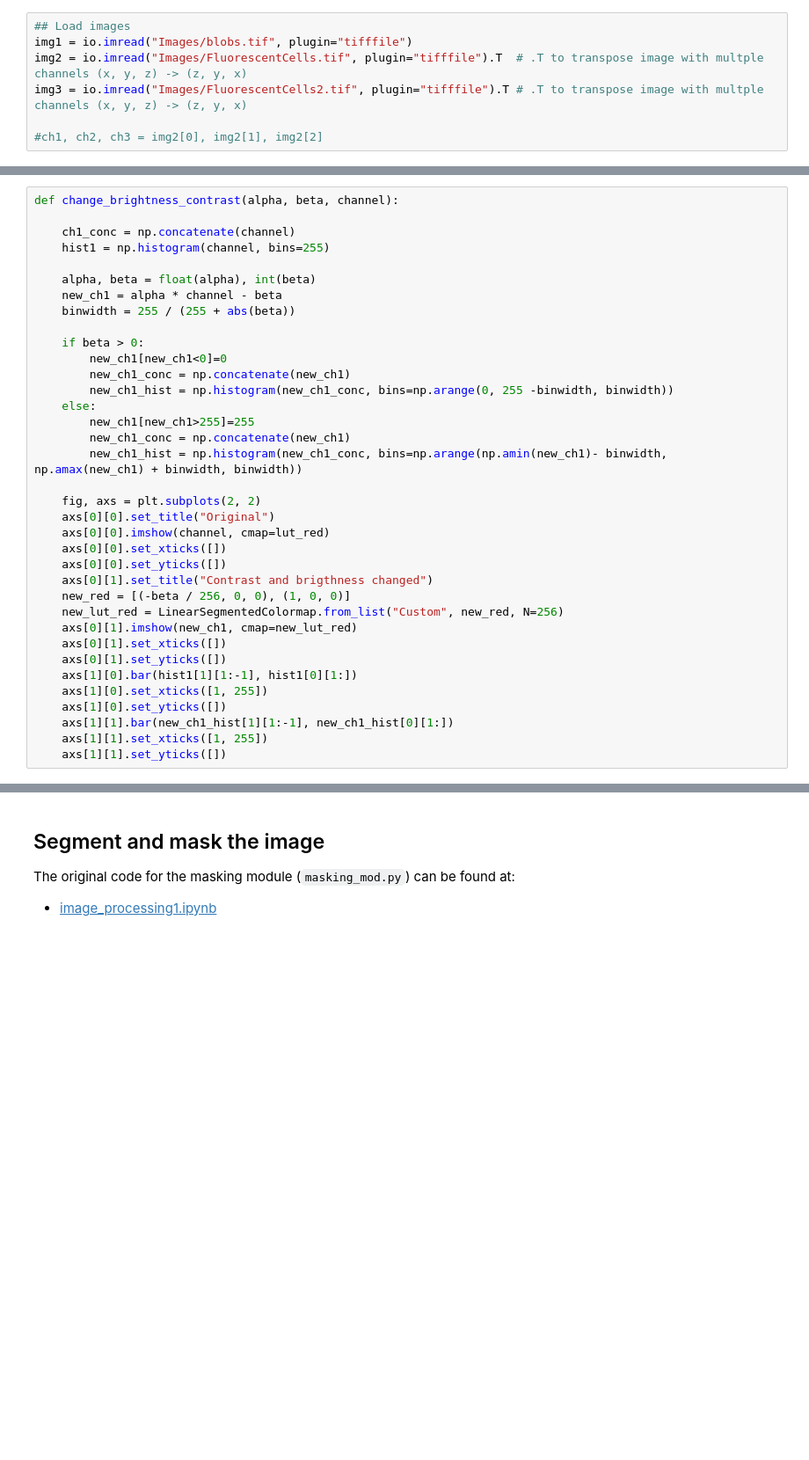
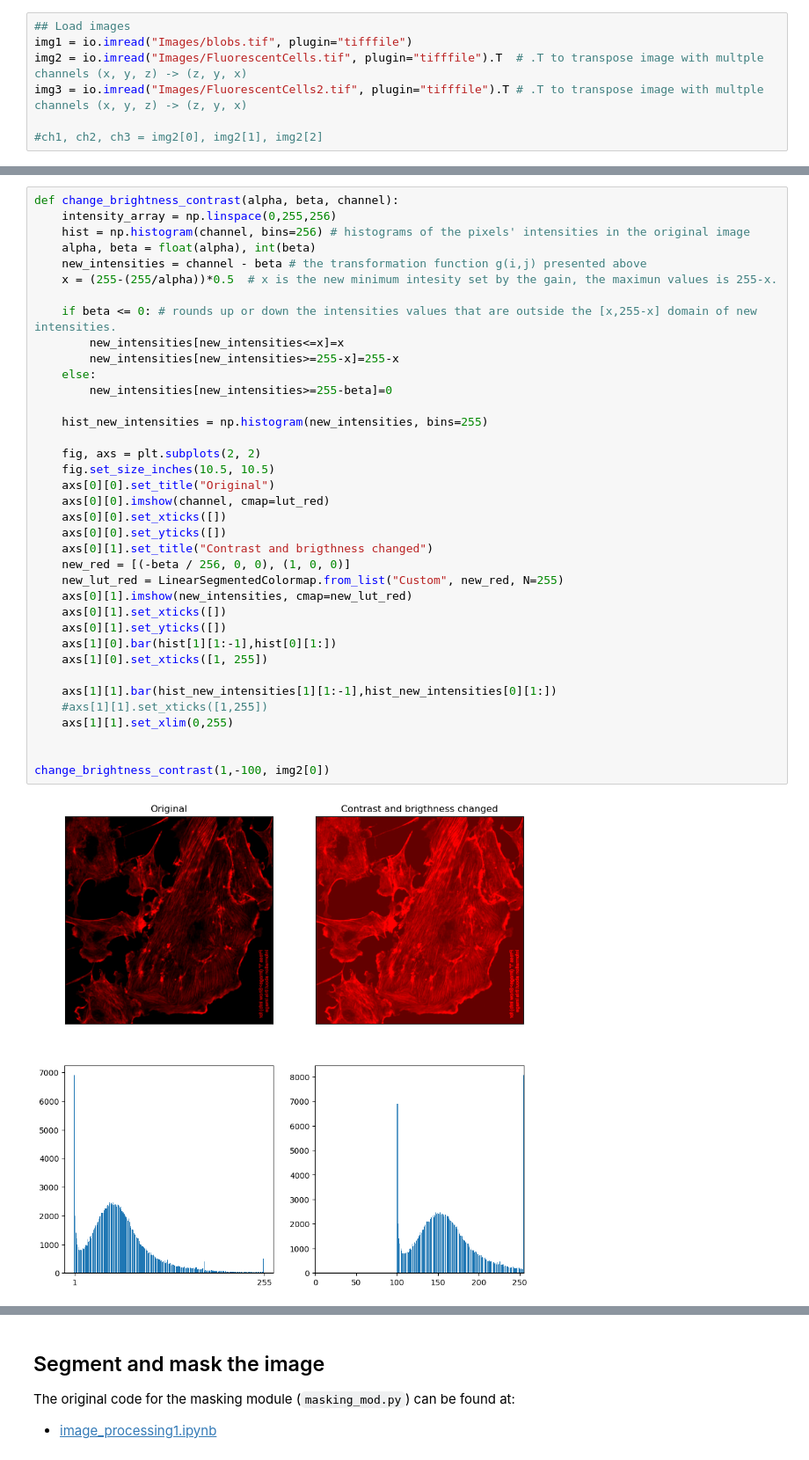
Before and after one commit to BeatrizOrozco/Casimir-programming, a Jupyter notebook: combined.ipynb, the cells around one changed output, grey strips where cells are left out. Shown: that part at 88% size. Saved outputs shown, nothing was run; the diff lists cells and outputs as text; blank space fills up the shorter version.

Commit message:
changes to the contrast and brightness function

```diff
--- a/combined.ipynb
+++ b/combined.ipynb
@@ -105,36 +110,39 @@ where $\alpha$ is the gain and $\beta$ is the bias
 # %%
 def change_brightness_contrast(alpha, beta, channel):
+    intensity_array = np.linspace(0,255,256)
+    hist = np.histogram(channel, bins=256) # histograms of the pixels' intensities in the original image
+    alpha, beta = float(alpha), int(beta)
+    new_intensities = channel - beta # the transformation function g(i,j) presented above
+    x = (255-(255/alpha))*0.5  # x is the new minimum intesity set by the gain, the maximun values is 255-x.
 
-    ch1_conc = np.concatenate(channel)
-    hist1 = np.histogram(channel, bins=255)
+    if beta <= 0: # rounds up or down the intensities values that are outside the [x,255-x] domain of new intensities.
+        new_intensities[new_intensities<=x]=x
+        new_intensities[new_intensities>=255-x]=255-x
+    else:
+        new_intensities[new_intensities>=255-beta]=0
 
-    alpha, beta = float(alpha), int(beta)
-    new_ch1 = alpha * channel - beta
-    binwidth = 255 / (255 + abs(beta))
-
-    if beta > 0:
-        new_ch1[new_ch1<0]=0
-        new_ch1_conc = np.concatenate(new_ch1)
-        new_ch1_hist = np.histogram(new_ch1_conc, bins=np.arange(0, 255 -binwidth, binwidth))
-    else:
-        new_ch1[new_ch1>255]=255
-        new_ch1_conc = np.concatenate(new_ch1)
-        new_ch1_hist = np.histogram(new_ch1_conc, bins=np.arange(np.amin(new_ch1)- binwidth, np.amax(new_ch1) + binwidth, binwidth))
+    hist_new_intensities = np.histogram(new_intensities, bins=255)
 
     fig, axs = plt.subplots(2, 2)
+    fig.set_size_inches(10.5, 10.5)
     axs[0][0].set_title("Original")
     axs[0][0].imshow(channel, cmap=lut_red)
     axs[0][0].set_xticks([])
     axs[0][0].set_yticks([])
     axs[0][1].set_title("Contrast and brigthness changed")
     new_red = [(-beta / 256, 0, 0), (1, 0, 0)]
-    new_lut_red = LinearSegmentedColormap.from_list("Custom", new_red, N=256)
-    axs[0][1].imshow(new_ch1, cmap=new_lut_red)
+    new_lut_red = LinearSegmentedColormap.from_list("Custom", new_red, N=255)
+    axs[0][1].imshow(new_intensities, cmap=new_lut_red)
     axs[0][1].set_xticks([])
     axs[0][1].set_yticks([])
-    axs[1][0].bar(hist1[1][1:-1], hist1[0][1:])
+    axs[1][0].bar(hist[1][1:-1],hist[0][1:])
     axs[1][0].set_xticks([1, 255])
-    axs[1][0].set_yticks([])
-    axs[1][1].bar(new_ch1_hist[1][1:-1], new_ch1_hist[0][1:])
-    axs[1][1].set_xticks([1, 255])
-    axs[1][1].set_yticks([])
+
+    axs[1][1].bar(hist_new_intensities[1][1:-1],hist_new_intensities[0][1:])
+    #axs[1][1].set_xticks([1,255])
+    axs[1][1].set_xlim(0,255)
+
+
+change_brightness_contrast(1,-100, img2[0])
+# %% [output]
+[figure, added]
```
Also changed, not shown: parts of 12 cells of this notebook.
